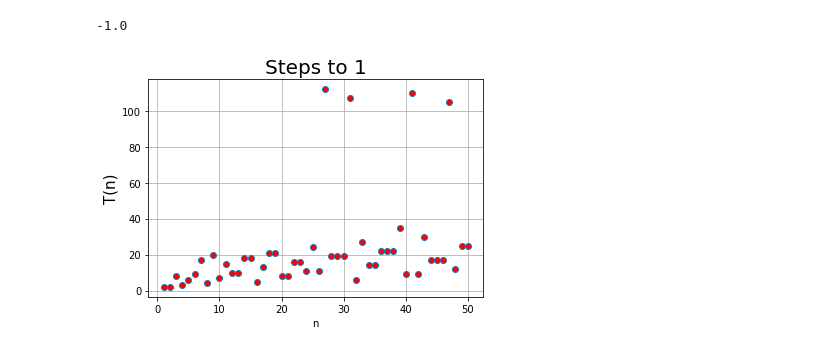
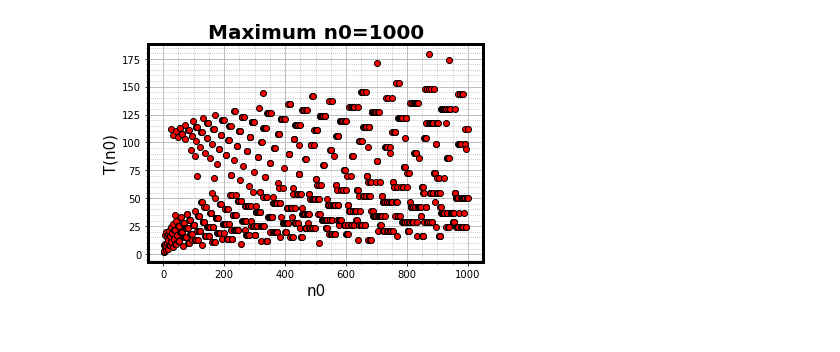
Before and after one commit to souticksaha21/Python_codes, a Jupyter notebook: Collatz_conjecture.ipynb, the cells around one changed output. Cells and saved outputs as stored; diff of their text form; code cells hidden in the pictures.

```diff
--- a/Collatz_conjecture.ipynb
+++ b/Collatz_conjecture.ipynb
@@ -190,25 +216,24 @@ np.log10(len(hn))
 # %%
-#histogram of the frequency of numbers
-plt.hist(hn,100,facecolor='cyan',edgecolor='k',linewidth=1)
-#plt.yscale('log')
-plt.xlabel("n",fontsize=15)
-plt.ylabel("frequency",fontsize=15)
-#plt.ylim([10,10000])
-yticks = [10**i for i in range(int(np.log10(len(hn))+1))]
-ytick_labels = [10**i/len(hn) for i in range(int(np.log10(len(hn))+1))]
-plt.title("N="+str(N),fontsize=20)
-plt.show()
+#This code figures out the steps taken to reach one for a number starting from n0
+NM=1000 #maximum value of n0 analyzed
+nstart=[] #list of n0
+nsteps=[] #list of step values
+
+
+for i in range(NM):
+    n0=i+1
+    nstart.append(n0)
+    nsteps.append(len(collatz(n0)))
+
+plt.plot(nstart, nsteps,'ko', markersize=6, markerfacecolor='red')
+plt.xlabel("n0", fontsize=15)
+plt.ylabel("T(n0)", fontsize=15)
+plt.title("Maximum n0="+str(NM), fontsize=20, fontweight='bold')
+plt.minorticks_on()
+plt.grid(which='major')
+plt.grid(which='minor', linestyle = ':')
+ax = plt.gca()
+for axis in ['top','bottom','left','right']:
+    ax.spines[axis].set_linewidth(3)
+# %% [output]
+[figure, added]
-# %%
-np.sign(-0.2)
-# %% [output]
--1.0
-# %%
-#This plot shows how many steps are taken by n to reach 1
-plt.plot(nstart, nsteps,'o', markersize=6, markerfacecolor='red')
-plt.xlabel("n", fontsize=10)
-plt.ylabel("T(n)", fontsize=15)
-plt.title("Steps to 1", fontsize=20)
-plt.grid()
-plt.show()
-# %% [output]
-[figure, removed]
```
Also changed, not shown: parts of 8 cells of this notebook, 2 other files.
